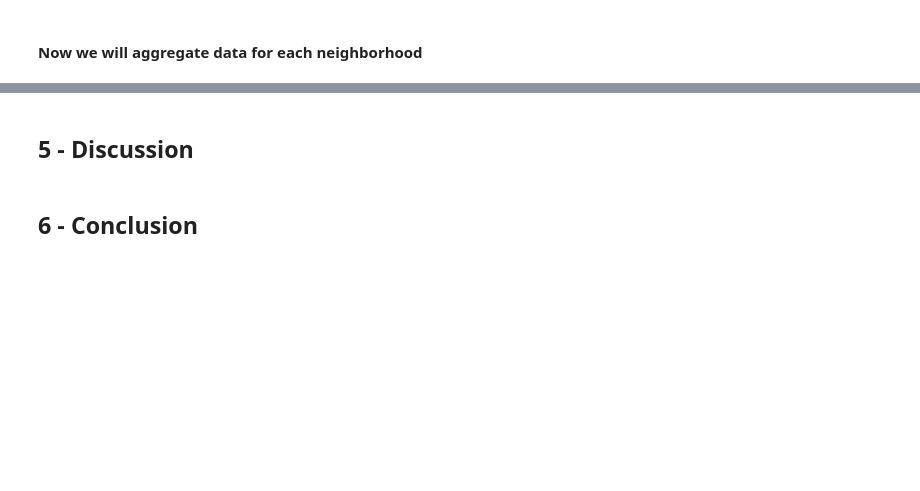
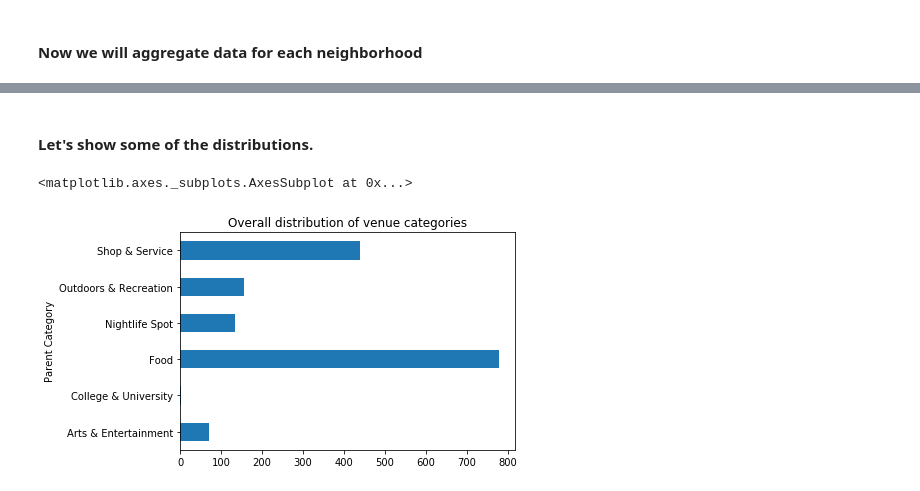
Before and after one commit to michaelonishi/Coursera_IBM_Applied_Data_Science_Capstone, a Jupyter notebook: week_4-5-the_battle_of_neighborhoods.ipynb, the cells around one changed output, grey strips where cells are left out. Cells and saved outputs as stored; diff of their text form; code cells hidden in the pictures; blank space fills up the shorter version.

```diff
--- a/week_4-5-the_battle_of_neighborhoods.ipynb
+++ b/week_4-5-the_battle_of_neighborhoods.ipynb
@@ -303,4 +298,0 @@ final_df
-# %% [markdown]
-## 5 - Discussion
-# %% [markdown]
-## 6 - Conclusion
@@ -306,0 +301,2 @@ final_df
+# %% [markdown]
+#### Let's show some of the distributions.
@@ -306,0 +305,5 @@ final_df
+# %%
+final_df.sum().plot.barh(title='Overall distribution of venue categories')
+# %% [output]
+<matplotlib.axes._subplots.AxesSubplot at 0x...>
+[figure, added]
```
Also changed, not shown: parts of 27 cells of this notebook, 5 other files.
